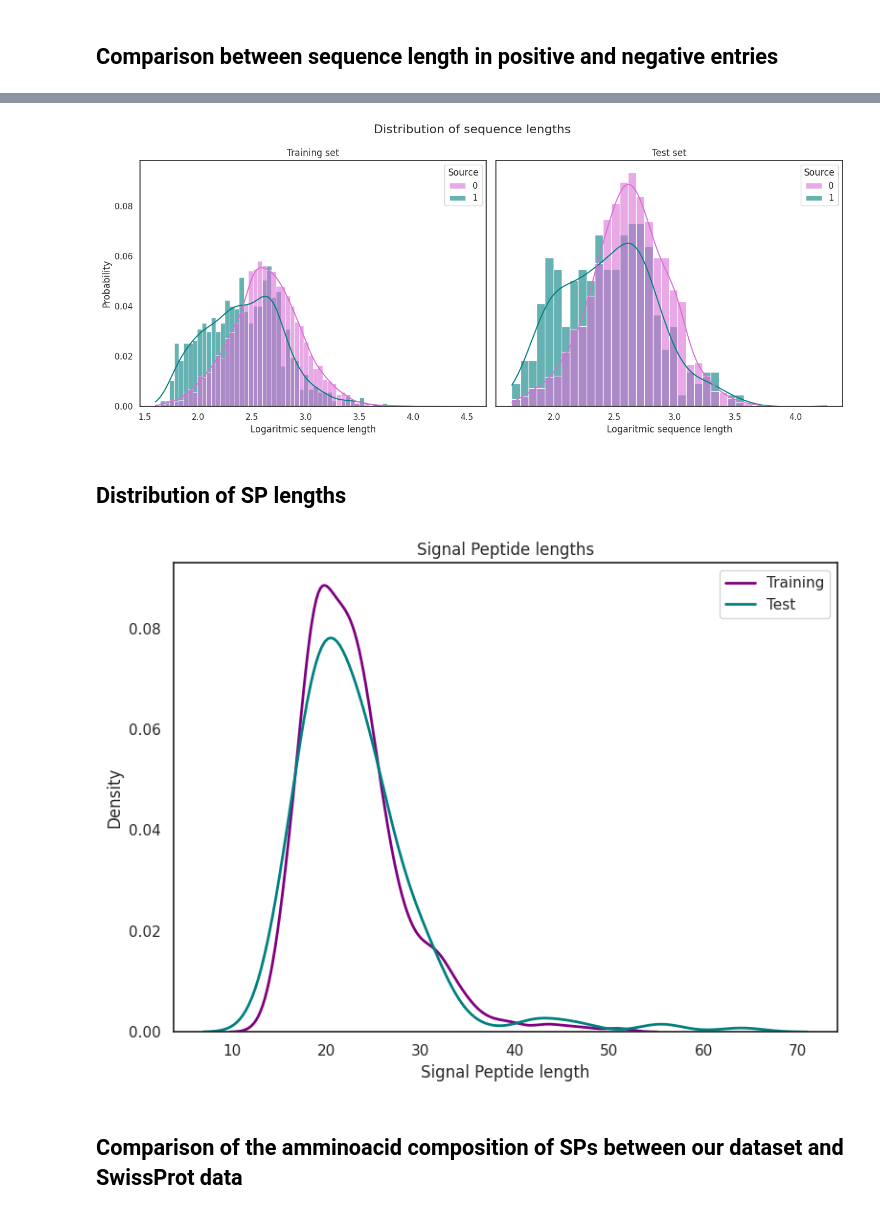
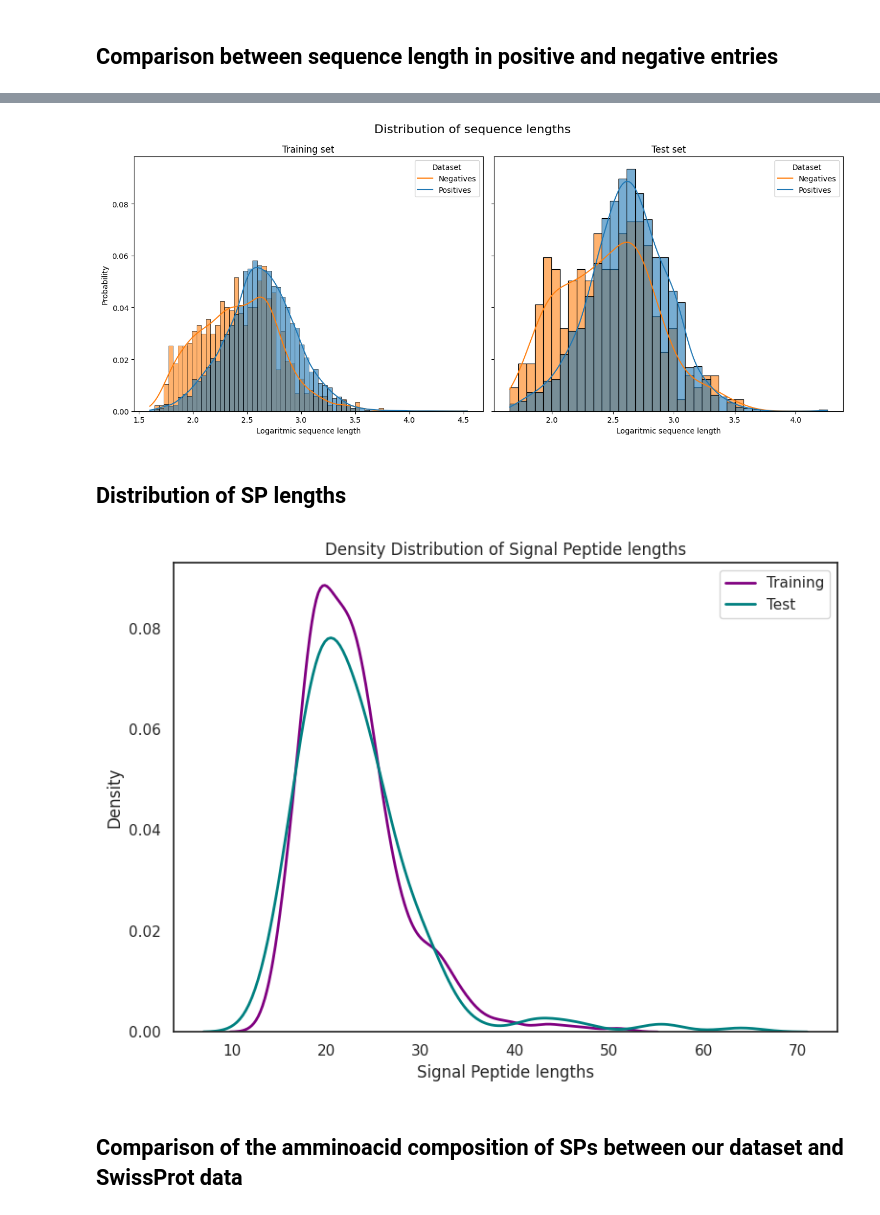
Before and after one commit to bianca29092001/LAB2_project_group, a Jupyter notebook: data_analysis/3_Data_analysis.ipynb, the cells around one changed output, grey strips where cells are left out. Saved outputs shown, nothing was run; the diff lists cells and outputs as text; code cells hidden in the pictures.

Commit message:
Updating the data analysis code

```diff
--- a/data_analysis/3_Data_analysis.ipynb
+++ b/data_analysis/3_Data_analysis.ipynb
@@ -32,0 +19,5 @@ print(positives_test.shape)
+# %%
+training = pd.read_csv('training_set.tsv', sep = '\t')
+print(training.shape)
+test = pd.read_csv('test_set.tsv', sep='\t')
+print(test.shape)
@@ -56,3 +37,0 @@ negatives_test['Log_seq_len'] = np.log10(negatives_test['Sequence_length'])
-# %%
-training = pd.concat([negatives_train[['Log_seq_len', 'Source']], positives_train[['Log_seq_len', 'Source']]], ignore_index=True)
-test = pd.concat([negatives_test[['Log_seq_len', 'Source']], positives_test[['Log_seq_len', 'Source']]], ignore_index=True)
@@ -80,41 +38,46 @@ print(test)
+# %%
+training['log_seq_len'] = np.log10(training['sequence_length'])
+test['log_seq_len'] = np.log10(test['sequence_length'])
 # %%
 name = 'Sequence_length_histograms.png'
 fig, axes = plt.subplots(1, 2, figsize=(14,6), sharey=True)
 sns.histplot(
     data=training,
-    x='Log_seq_len',
-    hue='Source',
+    x='log_seq_len',
+    hue='sp_type',
     kde=True,
     stat='probability',
     common_norm=False,
     alpha=0.6,
     ax=axes[0]
 )
+axes[0].legend(title='Dataset', labels=['Negatives', 'Positives'])
 axes[0].set_xlabel("Logaritmic sequence length")
 axes[0].set_ylabel("Probability")
 axes[0].set_title("Training set")
 
 sns.histplot(
     data=test,
-    x='Log_seq_len',
-    hue='Source',
+    x='log_seq_len',
+    hue='sp_type',
     kde=True,
     stat='probability',
     common_norm=False,
     alpha=0.6,
     ax=axes[1]
 )
+axes[1].legend(title='Dataset', labels=['Negatives', 'Positives'])
 axes[1].set_xlabel("Logaritmic sequence length")
 axes[1].set_ylabel("Probability")
 axes[1].set_title("Test set")
 
 fig.suptitle("Distribution of sequence lengths", fontsize=16)
 
 
 plt.tight_layout()
 plt.savefig(name, dpi=500, format='png')
 plt.show()
 # %% [output]
-[figure, old version]
+[figure, new version]
 # %% [markdown]
 ## **Distribution of SP lengths**
@@ -130,8 +96,8 @@ sns.set_theme(context='notebook',
 plt.figure(figsize=(8,6))
 
 sns.kdeplot(
-    data=positives_train,
-    x='Signal_peptide',
+    data=positive_train,
+    x='cleavage_site',
     fill=False,
     label='Training',
     color='Purple',
@@ -140,8 +106,8 @@ sns.kdeplot(
 )
 
 sns.kdeplot(
-    data=positives_test,
-    x='Signal_peptide',
+    data=positive_test,
+    x='cleavage_site',
     fill=False,
     label='Test',
     color='teal',
@@ -149,15 +115,15 @@ sns.kdeplot(
     linewidth=2
 )
 
-plt.title("Signal Peptide lengths")
-plt.xlabel("Signal Peptide length")
+plt.title("Density Distribution of Signal Peptide lengths")
+plt.xlabel("Signal Peptide lengths")
 plt.ylabel("Density")
 plt.legend()
 plt.tight_layout()
 plt.savefig(name_b, dpi=500, format='png')
 plt.show()
 # %% [output]
-[figure, old version]
+[figure, new version]
 # %% [markdown]
 ## **Comparison of the amminoacid composition of SPs between our dataset and SwissProt data**
 # %%
```
Also changed, not shown: parts of 20 cells of this notebook.
